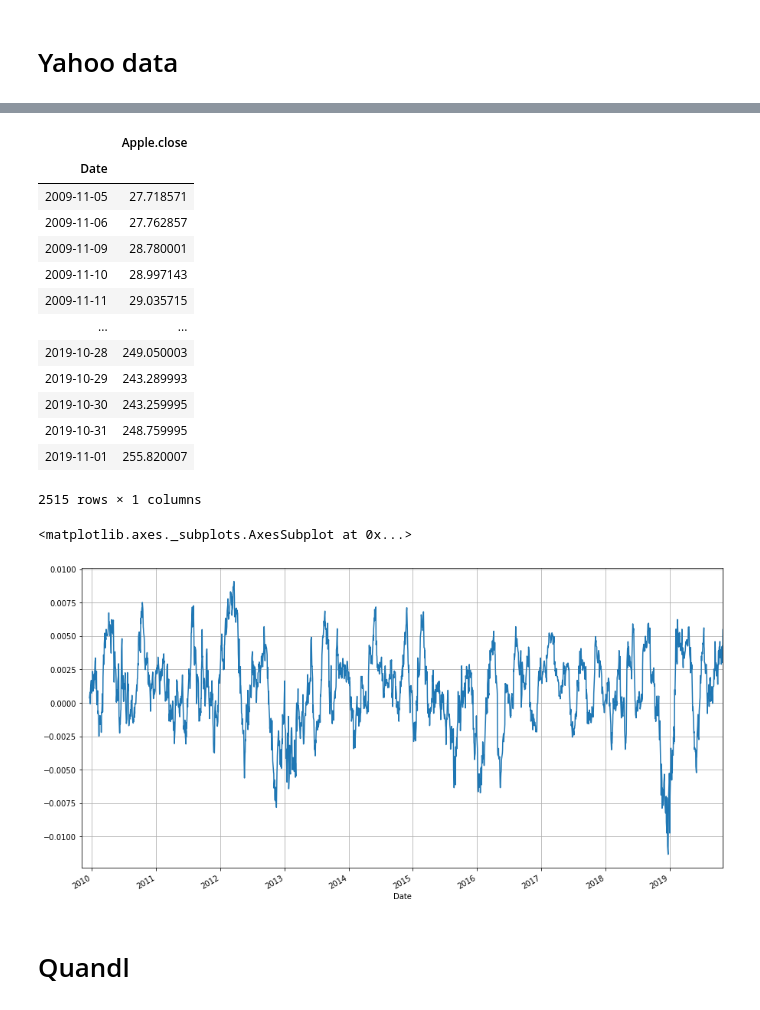
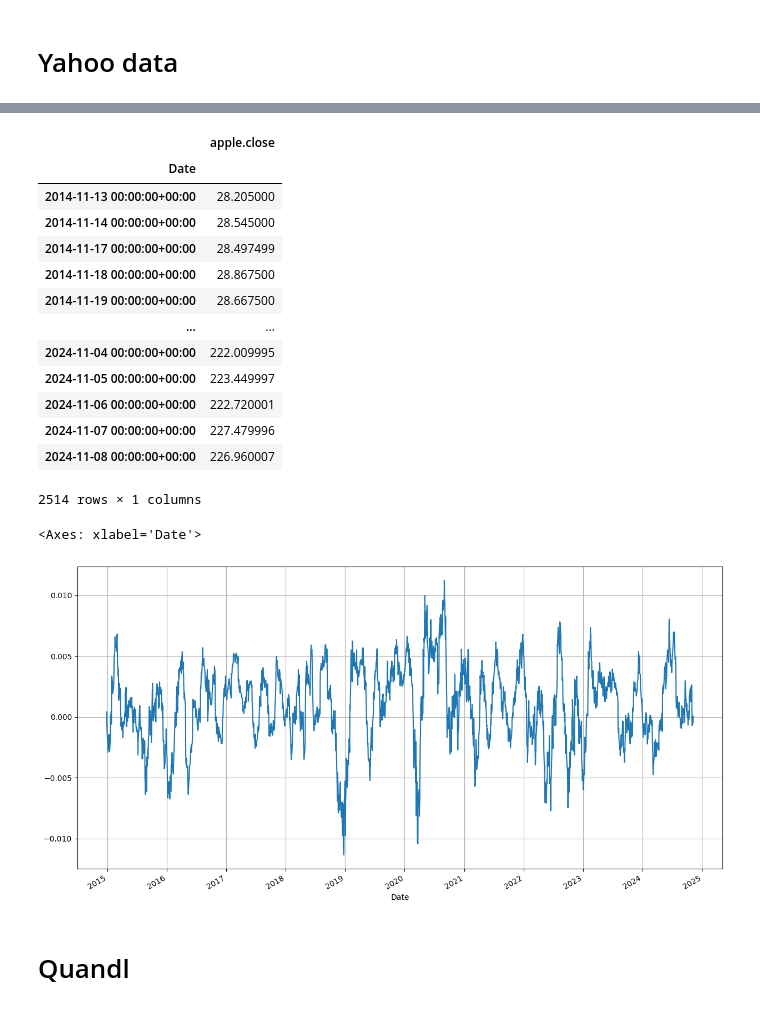
Before and after one commit to cuemacro/findatapy, a Jupyter notebook: findatapy_examples/notebooks/equitiesdata_example.ipynb, the cells around one changed output, grey strips where cells are left out. Saved outputs shown, nothing was run; the diff lists cells and outputs as text; code cells hidden in the pictures.

Commit message:
fixed yahoo datavendor and added example to equitiesdata

```diff
--- a/findatapy_examples/notebooks/equitiesdata_example.ipynb
+++ b/findatapy_examples/notebooks/equitiesdata_example.ipynb
@@ -8,13 +8,14 @@ from findatapy.util.dataconstants import DataConstants
 # %%
 market = Market(market_data_generator=MarketDataGenerator())
 # %%
+
 md_request = MarketDataRequest(
         start_date="decade",            # start date
-        data_source='yahoo',     # use Bloomberg as data source
-        tickers=['Apple'], # ticker (findatapy)
+        data_source='yahoo',            # use yahoo as data source
+        tickers=['apple'],               # ticker (findatapy)
         fields=['close'],               # which fields to download
-        vendor_tickers=['aapl'],   # ticker (Alpha Vantage)
-        vendor_fields=['Close'])        # which Bloomberg fields to download)
+        vendor_tickers=['AAPL'],        # ticker (yahoo)
+        vendor_fields=['Close'])        # which Yahoo fields to download)
 # %%
 df = market.fetch_market(md_request)
 # %% [output]
@@ -28,25 +26,25 @@ It is recommended to use pyarrow for on-the-wire transmission of pandas objects.
 # %%
 df
 # %% [output]
-|  | Apple.close |
+|  | apple.close |
 | Date |  |
-| 2009-11-05 | 27.718571 |
-| 2009-11-06 | 27.762857 |
-| 2009-11-09 | 28.780001 |
-| 2009-11-10 | 28.997143 |
-| 2009-11-11 | 29.035715 |
+| 2014-11-13 00:00:00+00:00 | 28.205000 |
+| 2014-11-14 00:00:00+00:00 | 28.545000 |
+| 2014-11-17 00:00:00+00:00 | 28.497499 |
+| 2014-11-18 00:00:00+00:00 | 28.867500 |
+| 2014-11-19 00:00:00+00:00 | 28.667500 |
 | ... | ... |
-| 2019-10-28 | 249.050003 |
-| 2019-10-29 | 243.289993 |
-| 2019-10-30 | 243.259995 |
-| 2019-10-31 | 248.759995 |
-| 2019-11-01 | 255.820007 |
+| 2024-11-04 00:00:00+00:00 | 222.009995 |
+| 2024-11-05 00:00:00+00:00 | 223.449997 |
+| 2024-11-06 00:00:00+00:00 | 222.720001 |
+| 2024-11-07 00:00:00+00:00 | 227.479996 |
+| 2024-11-08 00:00:00+00:00 | 226.960007 |
-2515 rows × 1 columns
+2514 rows × 1 columns
 # %%
-df['Apple.close'].pct_change().rolling(30).mean().plot(grid=True, figsize=(15,8))
+df['apple.close'].pct_change().rolling(30).mean().plot(grid=True, figsize=(15,8))
 # %% [output]
-<matplotlib.axes._subplots.AxesSubplot at 0x...>
+<Axes: xlabel='Date'>
-[figure, old version]
+[figure, new version]
 # %% [markdown]
 # Quandl
 # %%
```
Also changed, not shown: parts of 3 cells of this notebook, 1 other file.
